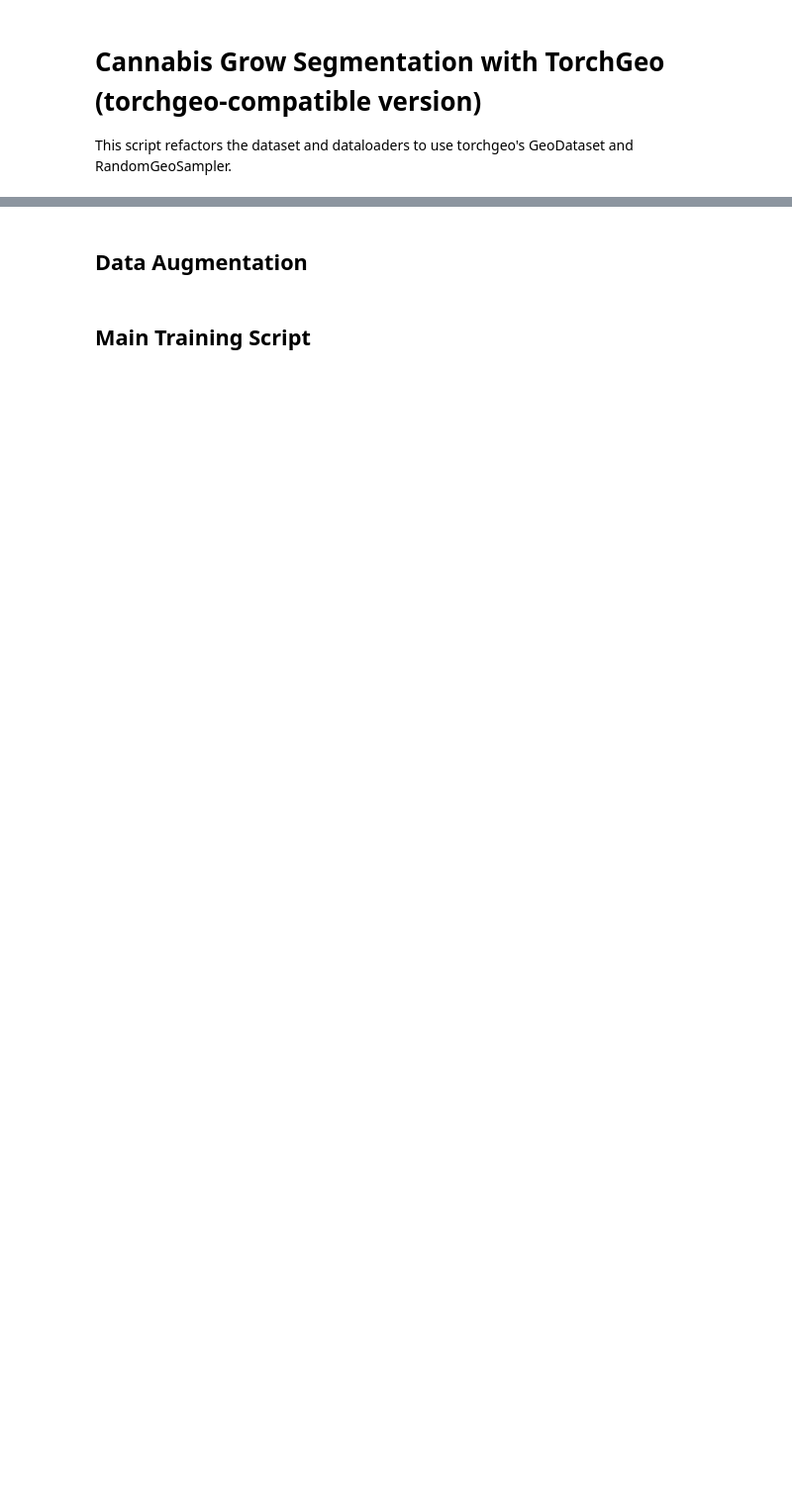
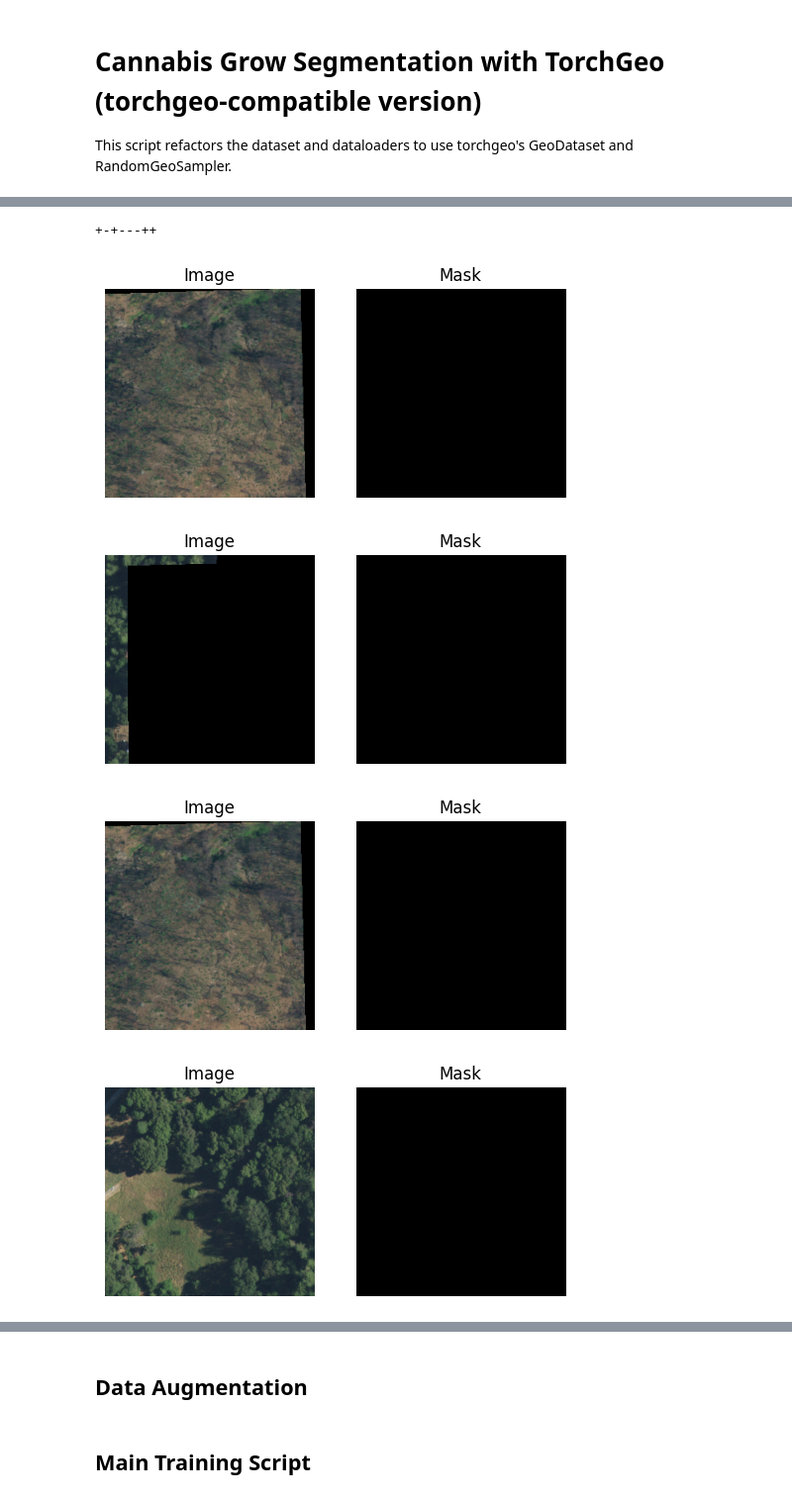
Before and after one commit to wxmiked/cannabis-deforestation, a Jupyter notebook: notebooks/cannabis-segmentation-torchgeo.ipynb, the cells around one changed output, grey strips where cells are left out. Shown at 99% size. Cells and saved outputs as stored; diff of their text form; code cells hidden in the pictures; blank space fills up the shorter version.

```diff
--- a/notebooks/cannabis-segmentation-torchgeo.ipynb
+++ b/notebooks/cannabis-segmentation-torchgeo.ipynb
@@ -337,0 +388,32 @@ TypeError: 'int' object is not subscriptable
+# %%
+from torch.utils.data import DataLoader
+
+# ─── Usage ───
+patch_size = 256
+sampler = PositiveNegativeGeoSampler(dataset, size=patch_size,
+                                     length=10, pos_fraction=0.5)
+loader = DataLoader(dataset, batch_size=8, sampler=sampler)
+
+# Visualize one batch
+batch = next(iter(loader))
+imgs, msks = batch["image"], batch["mask"]
+
+import matplotlib.pyplot as plt
+
+for i in range(len(imgs)):
+    img = imgs[i].cpu().numpy()
+    if img.ndim==3 and img.shape[0] in [3,4]:
+        img = img.transpose(1,2,0)
+    msk = msks[i,0].cpu().numpy()   # pick channel 0 → shape (H,W)
+    plt.figure(figsize=(6,3))
+    plt.subplot(1,2,1)
+    plt.imshow(img[..., :3]); plt.title("Image"); plt.axis("off")
+    plt.subplot(1,2,2)
+    plt.imshow(msk, cmap="gray"); plt.title("Mask"); plt.axis("off")
+    plt.show()
+# %% [output]
++-+---++
+[figure, added]
+[figure, added]
+[figure, added]
+[figure, added]
```
Also changed, not shown: parts of 11 cells of this notebook.
